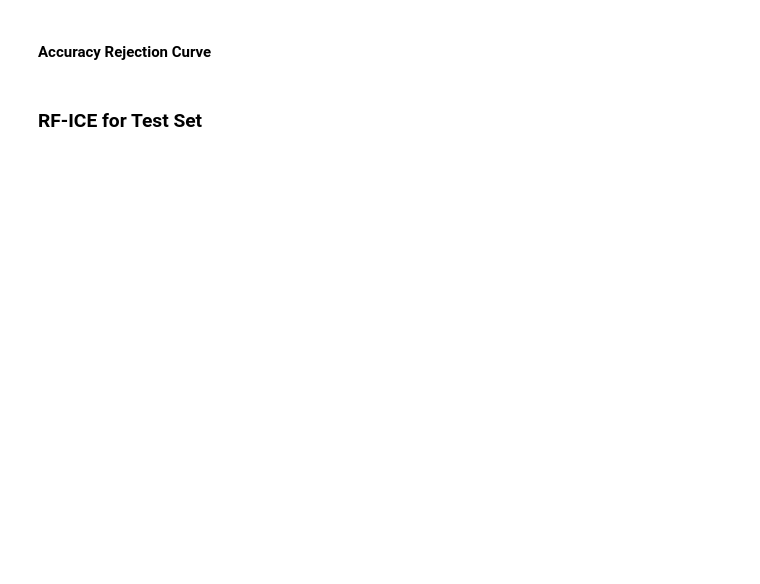
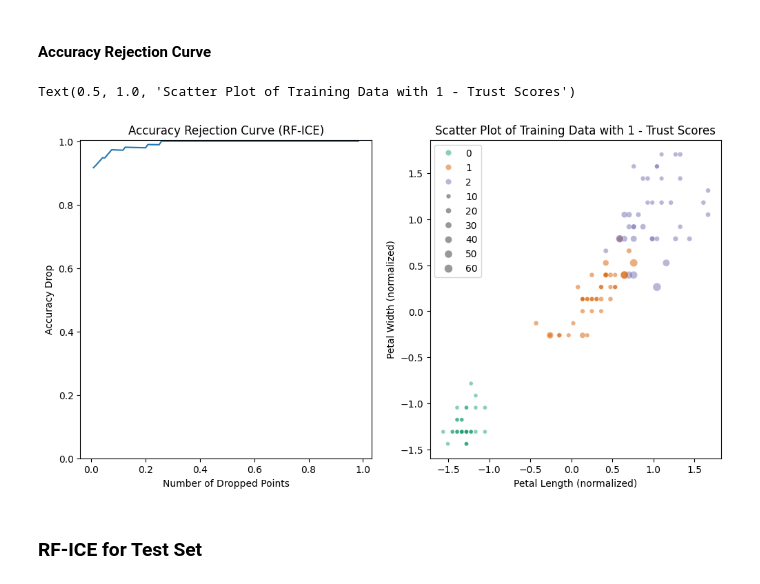
Before and after one commit to jakerhodes/RF-GAP-Python, a Jupyter notebook: demo.ipynb, the cells around one changed output. Saved outputs shown, nothing was run; the diff lists cells and outputs as text; code cells hidden in the pictures; blank space fills up the shorter version.

```diff
--- a/demo.ipynb
+++ b/demo.ipynb
@@ -255,7 +281,7 @@ weights = {}
 slow_errors = {}
 
 for lr in learning_rates:
-    enc = LeafEncoder(
+    gb_enc = LeafEncoder(
         forest_type="lgbm",
         weight_scheme="boosted",
         prediction_type="classification",
@@ -265,11 +291,11 @@ for lr in learning_rates:
         verbose=1,
     ).fit(x_train, y_train)
 
-    K = enc.kernel(return_dense=True)
-    w = enc.forest_.get_tree_weights(x_train)
+    K = gb_enc.kernel(return_dense=True)
+    w = gb_enc.forest_.get_tree_weights(x_train)
 
     # Slow explicit weighted leaf-collision check
-    leaves = enc.forest_.get_leaf_matrix(x_train)
+    leaves = gb_enc.forest_.get_leaf_matrix(x_train)
     print(f"Leaf matrix shape: {leaves.shape}")
     n, T = leaves.shape
 
@@ -281,7 +307,7 @@ for lr in learning_rates:
     slow_err = np.max(np.abs(K - K_slow))
     slow_ok = np.allclose(K, K_slow, rtol=1e-5, atol=1e-6)
 
-    encoders[lr] = enc
+    encoders[lr] = gb_enc
     kernels[lr] = K
     weights[lr] = w
     slow_errors[lr] = slow_err
@@ -401,17 +427,20 @@ AttributeError: 'LeafEncoder' object has no attribute 'force_nonzero_diag'
 # %%
 fig, ax = plt.subplots(1, 2, figsize=(12, 6))
 
-sns.lineplot(x=rf.trust_n_drop, y=rf.trust_accuracy_drop, ax=ax[0])
+sns.lineplot(x=enc.trust_n_drop, y=enc.trust_accuracy_drop, ax=ax[0])
 ax[0].set_xlabel('Number of Dropped Points')
 ax[0].set_ylabel('Accuracy Drop')
 ax[0].set_title('Accuracy Rejection Curve (RF-ICE)')
 ax[0].set_ylim(0, None)
 
 sns.scatterplot(x=x_train[:, 2], y=x_train[:, 3], hue=y_train, palette='Dark2',
-                size=(np.max(rf.trust_scores) - rf.trust_scores) * 100 + 5, alpha=0.5, ax=ax[1])
+                size=(np.max(enc.trust_scores) - enc.trust_scores) * 100 + 5, alpha=0.5, ax=ax[1])
 ax[1].set_xlabel('Petal Length (normalized)')
 ax[1].set_ylabel('Petal Width (normalized)')
 ax[1].set_title('Scatter Plot of Training Data with 1 - Trust Scores')
+# %% [output]
+Text(0.5, 1.0, 'Scatter Plot of Training Data with 1 - Trust Scores')
+[figure, added]
 # %% [markdown]
 ### RF-ICE for Test Set
 # %%
```
Also changed, not shown: parts of 15 cells of this notebook, 4 other files.
